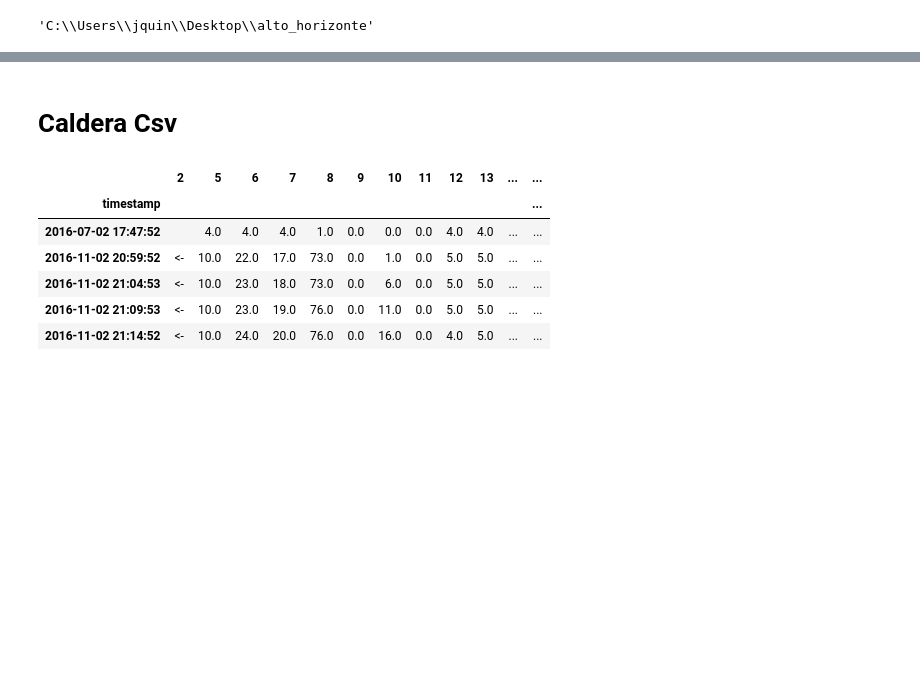
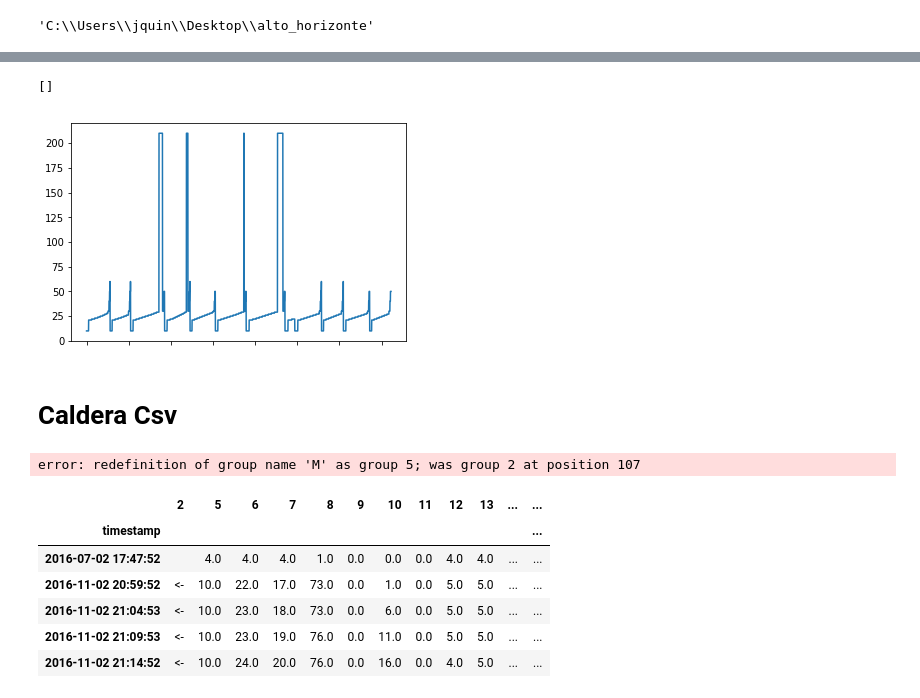
Before and after one commit to jcardenaslie/ah-anomalydetection_python, a Jupyter notebook: MainProyect/Main Proyect.ipynb, the cells around one changed output, grey strips where cells are left out. Cells and saved outputs as stored; diff of their text form; code cells hidden in the pictures; blank space fills up the shorter version.

```diff
--- a/MainProyect/Main Proyect.ipynb
+++ b/MainProyect/Main Proyect.ipynb
@@ -75,0 +109,7 @@ ValueError: Unknown string format
+# %%
+c_2018 = clean_mydf(load_year_files('2018'))
+c_2018.to_csv('..\\Datos\\caldera_2018.csv')
+c_2017 = clean_mydf(load_year_files('2017'))
+c_2017.to_csv('..\\Datos\\caldera_2017.csv')
+c_2016 = clean_mydf(load_year_files('2016'))
+c_2016.to_csv('..\\Datos\\caldera_2016.csv')
@@ -75,0 +126,30 @@ ValueError: Unknown string format
+# %%
+c_2018.nro_caldera = c_2018.nro_caldera.astype(int)
+c1_2018 = c_2018[c_2018['nro_caldera'] == 1]
+c2_2018 = c_2018[c_2018['nro_caldera'] == 2]
+c3_2018 = c_2018[c_2018['nro_caldera'] == 3]
+c4_2018 = c_2018[c_2018['nro_caldera'] == 4]
+c1_2018.to_csv('..\\Datos\\ts_2018\\c1_2018.csv')
+c2_2018.to_csv('..\\Datos\\ts_2018\\c2_2018.csv')
+c3_2018.to_csv('..\\Datos\\ts_2018\\c3_2018.csv')
+c4_2018.to_csv('..\\Datos\\ts_2018\\c4_2018.csv')
+
+c_2017.nro_caldera = c_2017.nro_caldera.astype(int)
+c1_2017 = c_2017.loc[c_2017['nro_caldera'] == 1]
+c2_2017 = c_2017.loc[c_2017['nro_caldera'] == 2]
+c3_2017 = c_2017.loc[c_2017['nro_caldera'] == 3]
+c4_2017 = c_2017.loc[c_2017['nro_caldera'] == 4]
+c1_2017.to_csv('..\\Datos\\ts_2017\\c1_2017.csv')
+c2_2017.to_csv('..\\Datos\\ts_2017\\c2_2017.csv')
+c3_2017.to_csv('..\\Datos\\ts_2017\\c3_2017.csv')
+c4_2017.to_csv('..\\Datos\\ts_2017\\c4_2017.csv')
+
+c_2016.nro_caldera = c_2016.nro_caldera.astype(int)
+c1_2016 = c_2016.loc[c_2016['nro_caldera'] == 1]
+c2_2016 = c_2016.loc[c_2016['nro_caldera'] == 2]
+c3_2016 = c_2016.loc[c_2016['nro_caldera'] == 3]
+c4_2016 = c_2016.loc[c_2016['nro_caldera'] == 4]
+c1_2017.to_csv('..\\Datos\\ts_2016\\c1_2016.csv')
+c2_2017.to_csv('..\\Datos\\ts_2016\\c2_2016.csv')
+c3_2017.to_csv('..\\Datos\\ts_2016\\c3_2016.csv')
+c4_2017.to_csv('..\\Datos\\ts_2016\\c4_2016.csv')
@@ -76 +169,7 @@ ValueError: Unknown string format
+# %%
+c1_2018[5].plot()
+plt.plot()
+# %% [output]
+[]
+[figure, added]
 # %%
@@ -80,16 +179,18 @@ caldera.to_csv(data_directory + "/Datos/caldera_2016.csv")
 # %% [markdown]
 # Caldera Csv
 # %%
-caldera_times = pd.read_csv(data_directory + '/Datos/caldera_times.csv',index_col='timestamp')
+c1_2018 = pd.read_csv('..\\Datos\\ts_2018\\c1_2018.csv',parse_dates={'date':[0]},index_col='date')
+c1_2018 = c1_2018.set_index(pd.to_datetime(c1_2018.index.values,format='%Y-%M-%d %H:%M:%S'))
+# caldera_mean = caldera_times.describe()
+# caldera_mean = caldera_mean.loc['mean',:]
 
-caldera_mean = caldera_times.describe()
-caldera_mean = caldera_mean.loc['mean',:]
+# caldera_mean_tmp = caldera_mean.reset_index()
+# caldera_mean_tmp
+# drop_columns= caldera_mean_tmp.loc[caldera_mean_tmp['mean'] == 0].set_index('index').index.values.astype(str)
 
-caldera_mean_tmp = caldera_mean.reset_index()
-caldera_mean_tmp
-drop_columns= caldera_mean_tmp.loc[caldera_mean_tmp['mean'] == 0].set_index('index').index.values.astype(str)
-
-caldera_times = caldera_times.drop(drop_columns,axis=1)
+# caldera_times = caldera_times.drop(drop_columns,axis=1)
+# %% [output]
+error: redefinition of group name 'M' as group 5; was group 2 at position 107
 # %%
 caldera_times = caldera_times.reset_index()
 caldera_times[caldera_times.isnull().any(axis=1)]
```
Also changed, not shown: parts of 17 cells of this notebook, 14 other files.
